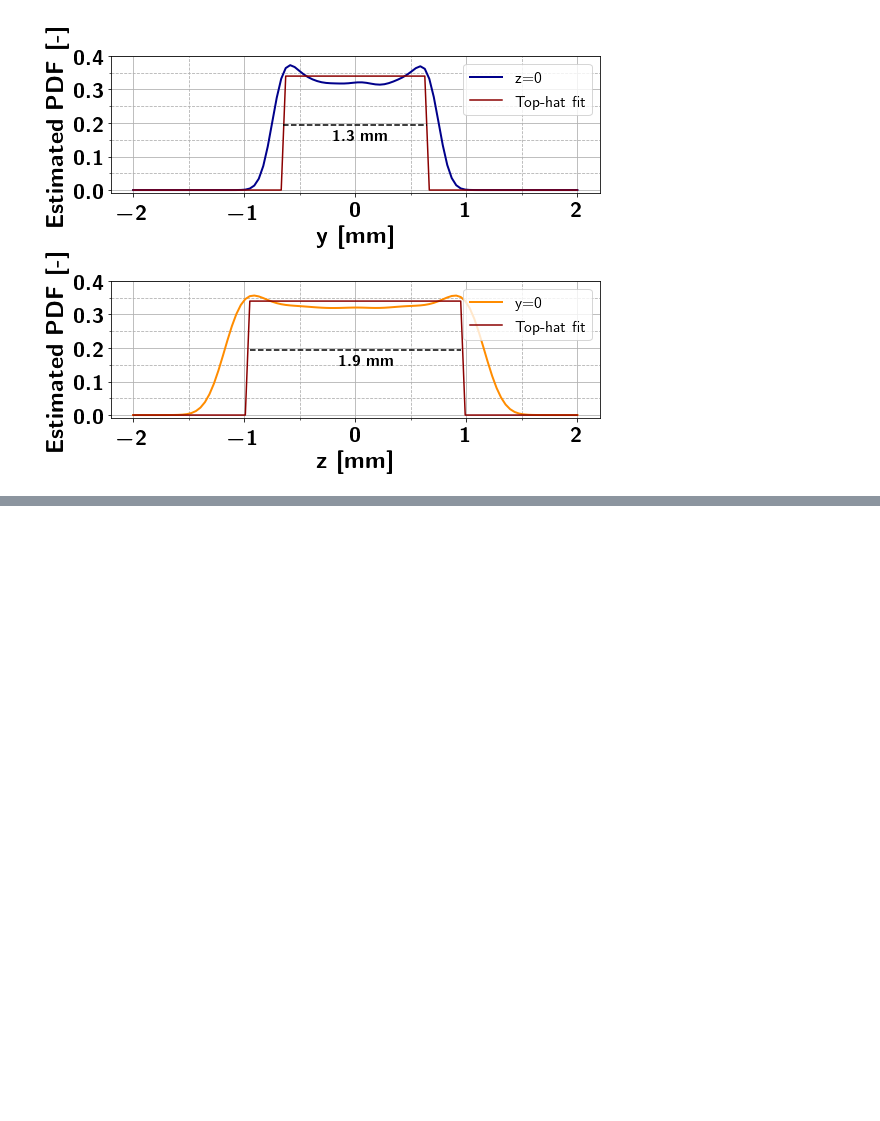
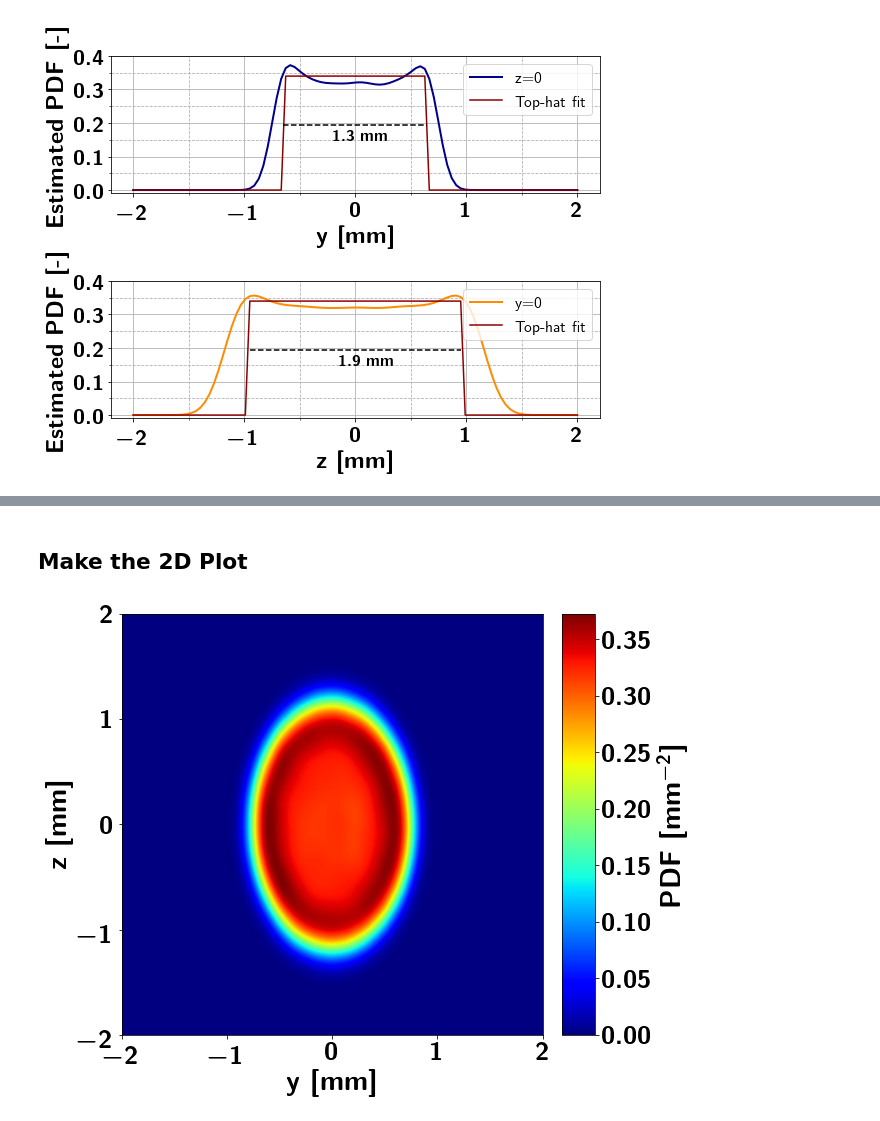
Before and after one commit to kromerh/phd_python, a Jupyter notebook: 03_COMSOL/03_BeamOptics/03_new_chamber/final_design/no_extraction/2020-02-28.HV_sweep_THESIS_FIGURE.ipynb, the cells around one changed output, grey strips where cells are left out. Drawn from its saved outputs; the diff is of its cells as text; code cells hidden in the pictures; blank space fills up the shorter version.

```diff
--- a/03_COMSOL/03_BeamOptics/03_new_chamber/final_design/no_extraction/2020-02-28.HV_sweep_THESIS_FIGURE.ipynb
+++ b/03_COMSOL/03_BeamOptics/03_new_chamber/final_design/no_extraction/2020-02-28.HV_sweep_THESIS_FIGURE.ipynb
@@ -320,0 +684,51 @@ FWHM in y: 2.0871214536304747
+# %% [markdown]
+## Make the 2D Plot
+# %%
+def make_plot_KDE(data, lim, nbins=400):
+
+    x = data['qy'].values
+    y = data['qz'].values
+    my_data = np.vstack([x, y])
+    k = kde.gaussian_kde(my_data)
+
+    xi, yi = np.mgrid[-lim:lim:nbins*1j, -lim:lim:nbins*1j]
+    zi = k(np.vstack([xi.flatten(), yi.flatten()]))
+    #     print(zi.reshape(xi.shape))
+    # plot
+    fs = 28
+
+    f = plt.figure(1, figsize=(9, 9))
+
+    nullfmt = NullFormatter()         # no labels
+    # definitions for the axes
+    left, width = 0.12, 0.65
+    bottom, height = 0.12, 0.65
+    rect_scatter = [left, bottom, width, height]
+    axScatter = plt.axes(rect_scatter)
+    p = axScatter.pcolormesh(xi, yi, zi.reshape(xi.shape), shading='gouraud', cmap=plt.cm.jet)
+    plt.axis('equal')
+    plt.xlabel(r'\textbf{y [mm]}', fontsize=fs)
+    plt.ylabel(r'\textbf{z [mm]}', fontsize=fs)
+    axScatter.tick_params('x', colors='black', labelsize=fs-2)
+    axScatter.tick_params('y', colors='black', labelsize=fs-2)
+    plt.yticks(np.arange(-lim,lim+1,1))
+    plt.xticks(np.arange(-lim,lim+1,1))
+
+
+    left = 0.8
+    bottom = 0.12
+    width = 0.05
+    height = 0.65
+    cax = f.add_axes([left, bottom, width, height])
+    cbar = f.colorbar(p, cax, ticks=np.arange(0, 0.35+0.05, 0.05))
+    #     print(np.max(zi))
+    cbar.ax.tick_params(labelsize=fs-2)
+    cbar.set_label(r'\textbf{PDF [mm$^{-2}$]}', rotation=90, fontsize=fs)
+    plt.savefig(f'/Users/hkromer/polybox/Thesis/Chapters/FurtherNeutronGeneratorUpgrades/Figures/COMSOL_Beam_Spot_100kV/COMSOL_Beam_Spot_100kV_THESIS_PLOT.pdf')
+    plt.savefig(f'/Users/hkromer/polybox/Thesis/Chapters/FurtherNeutronGeneratorUpgrades/Figures/COMSOL_Beam_Spot_100kV/COMSOL_Beam_Spot_100kV_THESIS_PLOT.png', dpi=900)
+
+    plt.show()
+
+make_plot_KDE(data, lim=2, nbins=400)
+# %% [output]
+[figure, added]
```
Also changed, not shown: parts of 11 cells of this notebook, 11 other files.
